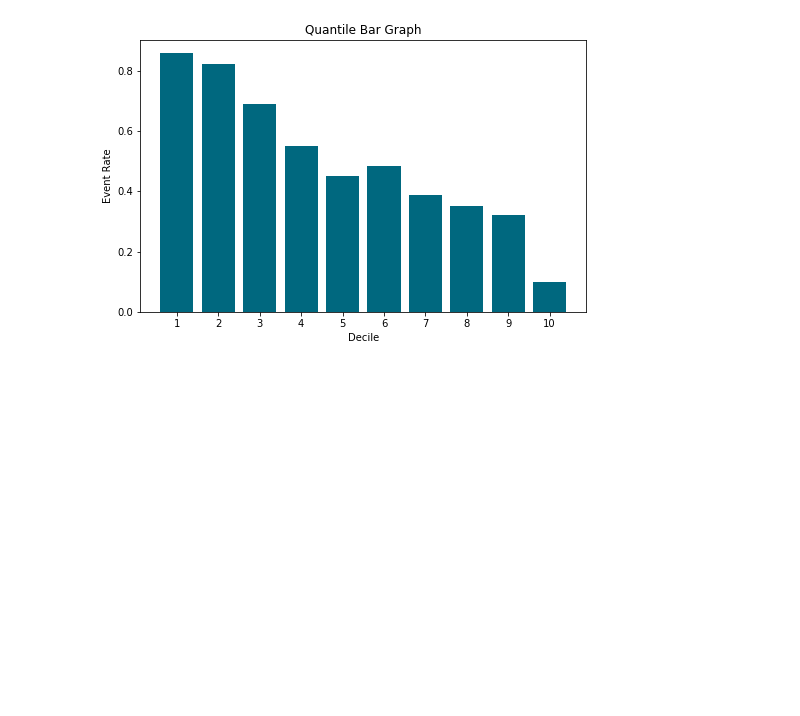
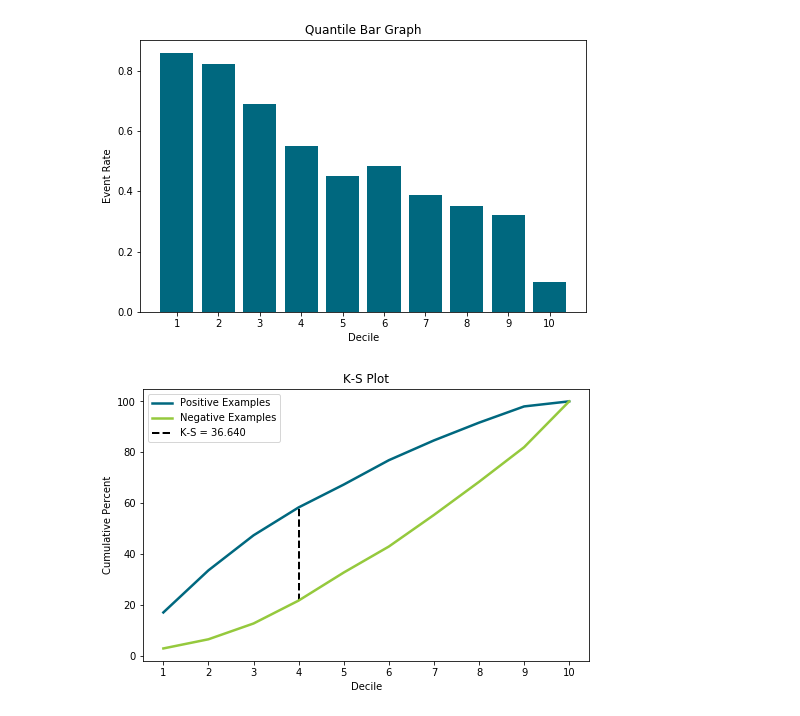
Before and after one commit to bmathias12/model-analysis, a Jupyter notebook: client_tests.ipynb, the cells around one changed output. Drawn from its saved outputs; the diff is of its cells as text; code cells hidden in the pictures; blank space fills up the shorter version.

Commit message:
added ks plot

```diff
--- a/client_tests.ipynb
+++ b/client_tests.ipynb
@@ -26,3 +26,7 @@ analyzer.plot_prediction_density()
 analyzer.plot_quantiles(q=10)
 # %% [output]
 [figure]
+# %%
+analyzer.plot_ks(q=10)
+# %% [output]
+[figure, added]
```
Also changed, not shown: 3 other files.
